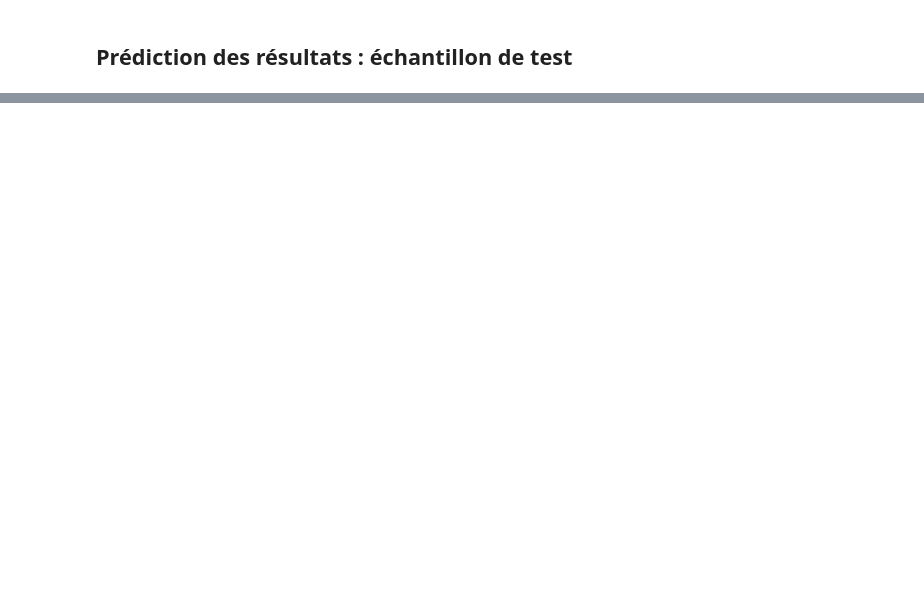
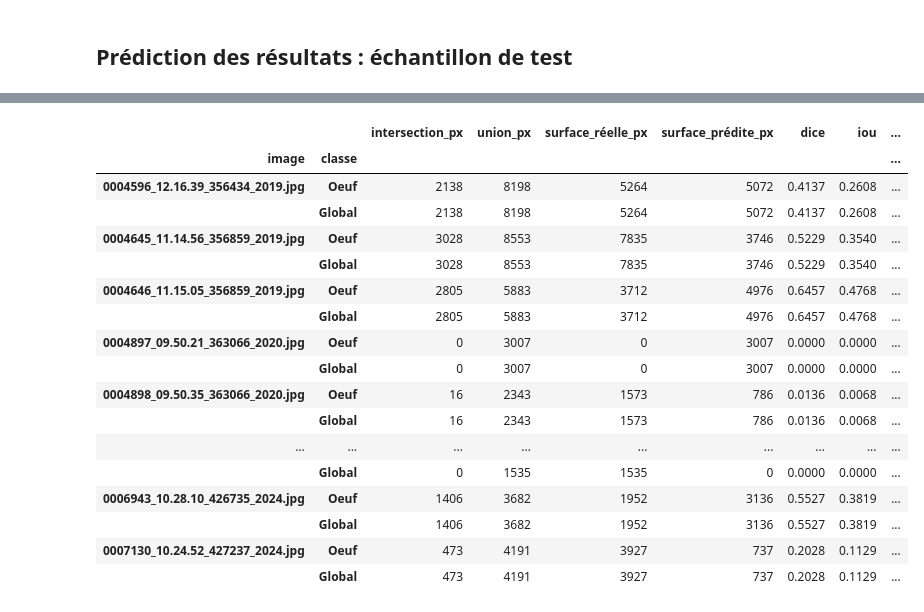
Before and after one commit to loranedp/Stage-GonAIde-2026, a Jupyter notebook: Debut/YOLO26/YOLO.ipynb, the cells around one changed output, grey strips where cells are left out. Cells and saved outputs as stored; diff of their text form; code cells hidden in the pictures; blank space fills up the shorter version.

```diff
--- a/Debut/YOLO26/YOLO.ipynb
+++ b/Debut/YOLO26/YOLO.ipynb
@@ -878,0 +942,97 @@ FileNotFoundError: Checkpoint de test introuvable : /home/ldepiero/Stage-GonAIde
+# %%
+# ----- Tableau complet des métriques pour chaque image de test -----
+test_metric_rows = []
+
+if len(test_predictions) != len(test_image_paths):
+    raise RuntimeError("Le nombre de prédictions ne correspond pas au nombre d'images test.")
+
+for image_path, prediction in zip(test_image_paths, test_predictions):
+    image_path = Path(image_path)
+    image_bgr = cv2.imread(str(image_path))
+    if image_bgr is None:
+        raise FileNotFoundError(f"Image test illisible ou introuvable : {image_path}")
+    image_height, image_width = image_bgr.shape[:2]
+    label_path = label_path_for_image(image_path)
+    if not label_path.is_file():
+        raise FileNotFoundError(f"Annotation test introuvable : {label_path}")
+
+    true_mask_np = load_yolo_polygon_masks(label_path, (image_height, image_width), nc)
+    pred_mask_np = result_to_masks(prediction, names, nc)
+    true_batch = torch.from_numpy(true_mask_np).unsqueeze(0).to(device=device, dtype=torch.bool)
+    pred_batch = torch.from_numpy(pred_mask_np).unsqueeze(0).to(device=device) > 0.5
+
+    scale_rows = metadata.loc[metadata["image_id"] == image_path.name.split("_")[0], "echelle"]
+    if scale_rows.empty:
+        raise ValueError(f"Échelle introuvable pour {image_path.name}")
+    scale_tensor = torch.tensor([[float(scale_rows.iloc[0])]], device=device, dtype=torch.float32)
+
+    intersection, union, iou, dice, precision, recall, diff_surface = compute_dataset_metrics(
+        true=true_batch, preds=pred_batch, echelle=scale_tensor,
+        label_path=label_path, prediction=prediction, image_height_px=image_height,
+    )
+    true_area = true_batch.sum(dim=(2, 3)).float()
+    pred_area = pred_batch.sum(dim=(2, 3)).float()
+    empty = (true_area + pred_area) == 0
+    for metric in (iou, dice, precision, recall):
+        metric[empty] = 1.0
+
+    for class_index, class_name in enumerate(names):
+        test_metric_rows.append({
+            "image": image_path.name,
+            "classe": class_name,
+            "intersection_px": int(intersection[0, class_index].item()),
+            "union_px": int(union[0, class_index].item()),
+            "surface_réelle_px": int(true_area[0, class_index].item()),
+            "surface_prédite_px": int(pred_area[0, class_index].item()),
+            "dice": dice[0, class_index].item(),
+            "iou": iou[0, class_index].item(),
+            "précision": precision[0, class_index].item(),
+            "rappel": recall[0, class_index].item(),
+            "diff_surface": diff_surface[0, class_index].item(),
+            "unité_diff_surface": surface_unit_for_class(class_index),
+        })
+
+    intersection_global = intersection.sum()
+    union_global = union.sum()
+    true_global = true_area.sum()
+    pred_global = pred_area.sum()
+    test_metric_rows.append({
+        "image": image_path.name,
+        "classe": "Global",
+        "intersection_px": int(intersection_global.item()),
+        "union_px": int(union_global.item()),
+        "surface_réelle_px": int(true_global.item()),
+        "surface_prédite_px": int(pred_global.item()),
+        "dice": (2 * intersection_global / (true_global + pred_global)).item() if true_global + pred_global > 0 else 1.0,
+        "iou": (intersection_global / union_global).item() if union_global > 0 else 1.0,
+        "précision": (intersection_global / pred_global).item() if pred_global > 0 else float(true_global == 0),
+        "rappel": (intersection_global / true_global).item() if true_global > 0 else float(pred_global == 0),
+        "diff_surface": global_diff_surface_value(diff_surface).item(),
+        "unité_diff_surface": GLOBAL_SURFACE_UNIT,
+    })
+
+test_metrics_table = pd.DataFrame(test_metric_rows).set_index(["image", "classe"])
+display(test_metrics_table.style.format({
+    "dice": "{:.4f}", "iou": "{:.4f}",
+    "précision": "{:.4f}", "rappel": "{:.4f}",
+    "diff_surface": "{:.4f}",
+}, na_rep="—"))
+# %% [output]
+|  |  | intersection_px | union_px | surface_réelle_px | surface_prédite_px | dice | iou | ... |
+| image | classe |  |  |  |  |  |  | ... |
+| 0004596_12.16.39_356434_2019.jpg | Oeuf | 2138 | 8198 | 5264 | 5072 | 0.4137 | 0.2608 | ... |
+|  | Global | 2138 | 8198 | 5264 | 5072 | 0.4137 | 0.2608 | ... |
+| 0004645_11.14.56_356859_2019.jpg | Oeuf | 3028 | 8553 | 7835 | 3746 | 0.5229 | 0.3540 | ... |
+|  | Global | 3028 | 8553 | 7835 | 3746 | 0.5229 | 0.3540 | ... |
+| 0004646_11.15.05_356859_2019.jpg | Oeuf | 2805 | 5883 | 3712 | 4976 | 0.6457 | 0.4768 | ... |
+|  | Global | 2805 | 5883 | 3712 | 4976 | 0.6457 | 0.4768 | ... |
+| 0004897_09.50.21_363066_2020.jpg | Oeuf | 0 | 3007 | 0 | 3007 | 0.0000 | 0.0000 | ... |
+|  | Global | 0 | 3007 | 0 | 3007 | 0.0000 | 0.0000 | ... |
+| 0004898_09.50.35_363066_2020.jpg | Oeuf | 16 | 2343 | 1573 | 786 | 0.0136 | 0.0068 | ... |
+|  | Global | 16 | 2343 | 1573 | 786 | 0.0136 | 0.0068 | ... |
+| ... | ... | ... | ... | ... | ... | ... | ... | ... |
+|  | Global | 0 | 1535 | 1535 | 0 | 0.0000 | 0.0000 | ... |
+| 0006943_10.28.10_426735_2024.jpg | Oeuf | 1406 | 3682 | 1952 | 3136 | 0.5527 | 0.3819 | ... |
+|  | Global | 1406 | 3682 | 1952 | 3136 | 0.5527 | 0.3819 | ... |
+| 0007130_10.24.52_427237_2024.jpg | Oeuf | 473 | 4191 | 3927 | 737 | 0.2028 | 0.1129 | ... |
+|  | Global | 473 | 4191 | 3927 | 737 | 0.2028 | 0.1129 | ... |
```
Also changed, not shown: parts of 9 cells of this notebook, 22 other files.
